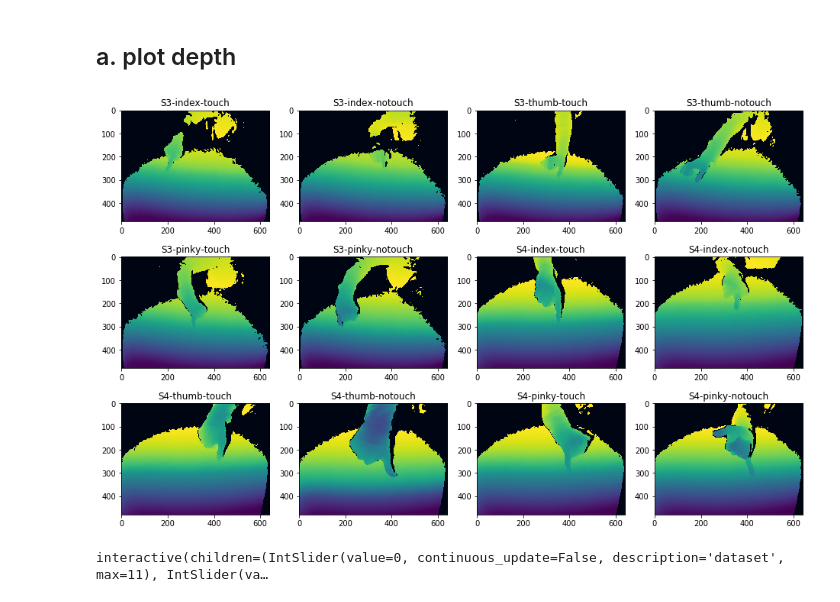
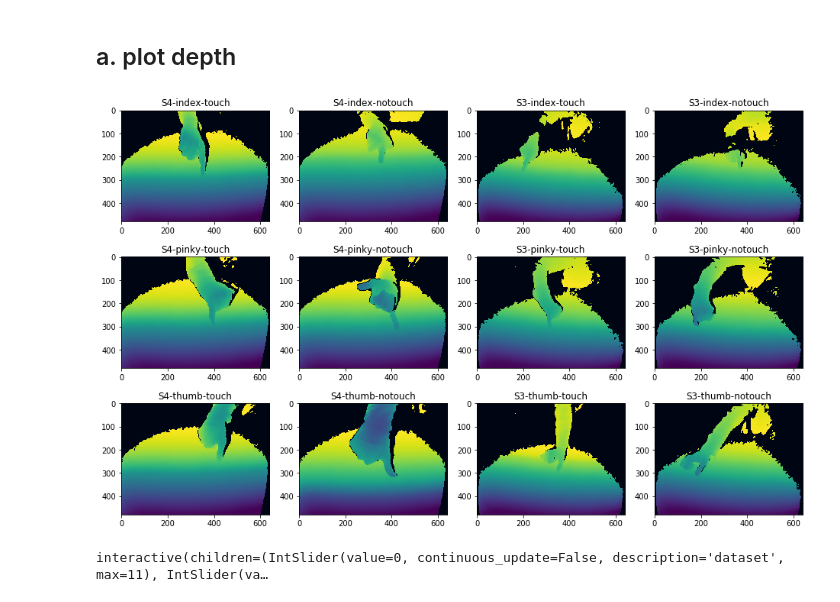
Before and after one commit to toinsson/touchclass, a Jupyter notebook: 1. dataset-exploration.ipynb, the cells around one changed output. Saved outputs shown, nothing was run; the diff lists cells and outputs as text; code cells hidden in the pictures.

```diff
--- a/1. dataset-exploration.ipynb
+++ b/1. dataset-exploration.ipynb
@@ -92,18 +90,18 @@ display(Markdown(hdf5_to_md(hf)))
 # %%
 fig, axs = plt.subplots(3,4, figsize=(16,10))
 
 # select the frame id in (0, 899)
 image_id = 500
 
-for i, row in df.iterrows():
+for i, row in enumerate(df.sort_values(by=['finger','surface'], ascending=[True, False]).itertuples()):
 
     idx = np.unravel_index(i, (3,4))
-    with h5py.File(datafolder+row['filename'], 'r') as hf:
+    with h5py.File(datafolder+row.filename, 'r') as hf:
         frame = hf['data/depth'][image_id]
         frame[0,0] = frame[0,1] = 0
 
     rgb_frame = int16_to_rgb(frame)
     axs[idx].imshow(rgb_frame)
-    axs[idx].set_title("-".join(row[['surface', 'finger', 'class']].values))
+    axs[idx].set_title("-".join([row.surface, row.finger, row._4]))
 # %% [output]
-[figure, old version]
+[figure, new version]
```
Also changed, not shown: parts of 12 cells of this notebook, 6 other files.
